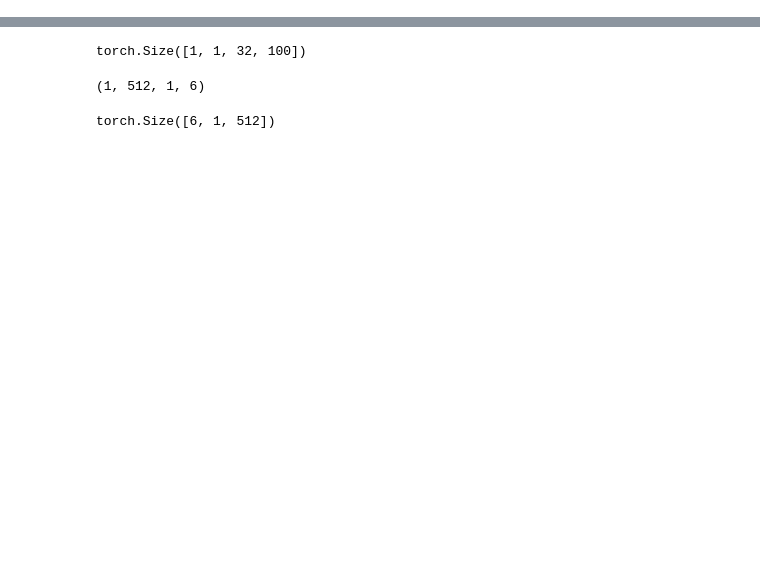
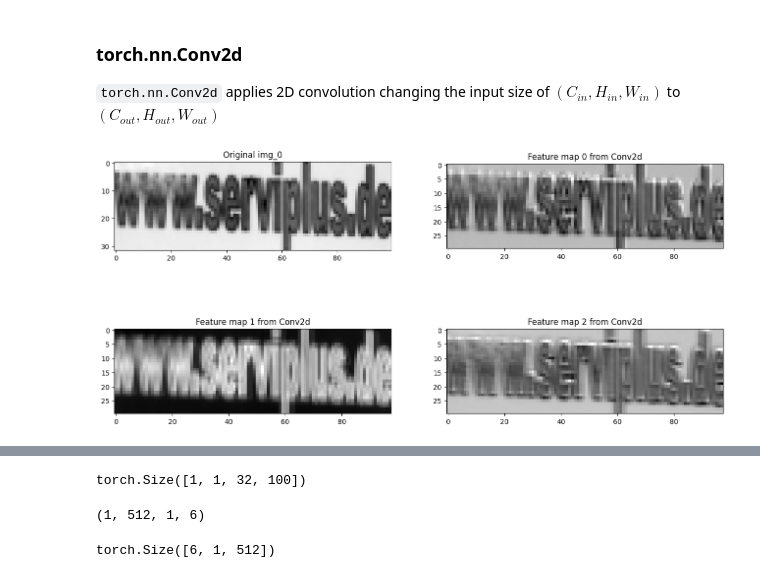
Before and after one commit to jbae49/pytorch-play, a Jupyter notebook: crnn_implementation.ipynb, the cells around one changed output, grey strips where cells are left out. Cells and saved outputs as stored; diff of their text form; code cells hidden in the pictures; blank space fills up the shorter version.

```diff
--- a/crnn_implementation.ipynb
+++ b/crnn_implementation.ipynb
@@ -208,0 +135,24 @@ Seems like the order doesn't matter between pooling and activation
+# %% [markdown]
+### torch.nn.Conv2d
+
+`torch.nn.Conv2d` applies 2D convolution changing the input size of $(C_{in}, H_{in}, W_{in})$ to $(C_{out}, H_{out}, W_{out})$
+# %%
+from torch import nn
+
+# img_0.shape: (1, 32, 100) -   m   -> (3, 30, 98)
+m = nn.Conv2d(in_channels=img_0.shape[0], out_channels=3, kernel_size=3)
+
+img_p = m(img_0).permute(1,2,0)
+np_img = img_p.detach().numpy()
+
+plt.figure(figsize=(16,8))
+plt.subplot(2,2,1)
+plt.imshow(img_0[0], cmap='gray')
+plt.title('Original img_0')
+
+for i in range(3):
+    plt.subplot(2,2,i+2)
+    plt.imshow(np_img[:,:,i], cmap='gray')
+    plt.title(f'Feature map {i} from Conv2d')
+# %% [output]
+[figure, added]
```
Also changed, not shown: parts of 44 cells of this notebook, 3 other files.
